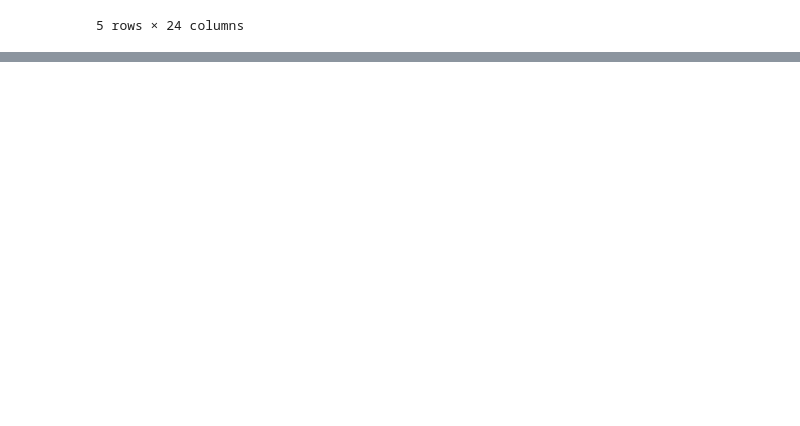
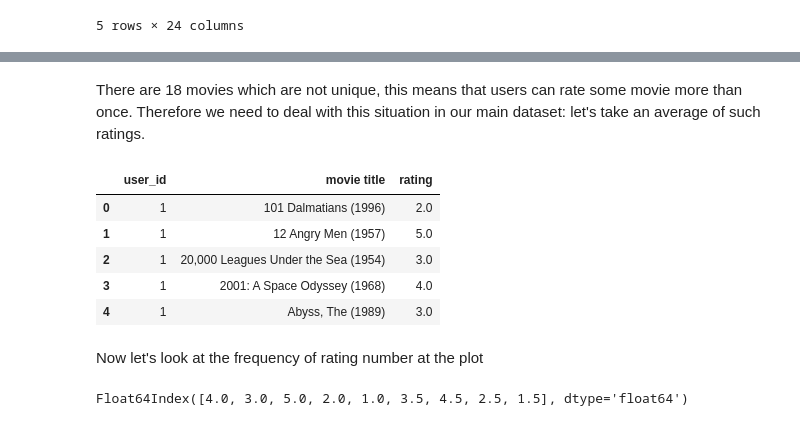
Before and after one commit to maintheme2/movie-recommender-system, a Jupyter notebook: notebooks/1.0-data-exploration-and-preprocessing.ipynb, the cells around one changed output, grey strips where cells are left out. Cells and saved outputs as stored; diff of their text form; code cells hidden in the pictures; blank space fills up the shorter version.

```diff
--- a/notebooks/1.0-data-exploration-and-preprocessing.ipynb
+++ b/notebooks/1.0-data-exploration-and-preprocessing.ipynb
@@ -71,0 +104,21 @@ items.head()
+# %% [markdown]
+There are 18 movies which are not unique, this means that users can rate some movie more than once. Therefore we need to deal with this situation in our main dataset: let's take an average of such ratings.
+# %%
+df = df.merge(items[['movie id', 'movie title']], left_on='item_id', right_on='movie id').drop('movie id', axis=1)
+# %%
+df = df.groupby(by=['user_id', 'movie title'], as_index=False).agg({"rating":"mean"})
+df.head()
+# %% [output]
+|  | user_id | movie title | rating |
+| 0 | 1 | 101 Dalmatians (1996) | 2.0 |
+| 1 | 1 | 12 Angry Men (1957) | 5.0 |
+| 2 | 1 | 20,000 Leagues Under the Sea (1954) | 3.0 |
+| 3 | 1 | 2001: A Space Odyssey (1968) | 4.0 |
+| 4 | 1 | Abyss, The (1989) | 3.0 |
+# %% [markdown]
+Now let's look at the frequency of rating number at the plot
+# %%
+freq_ratings = df['rating'].value_counts()
+freq_ratings.index
+# %% [output]
+Float64Index([4.0, 3.0, 5.0, 2.0, 1.0, 3.5, 4.5, 2.5, 1.5], dtype='float64')
```
Also changed, not shown: parts of 7 cells of this notebook.
